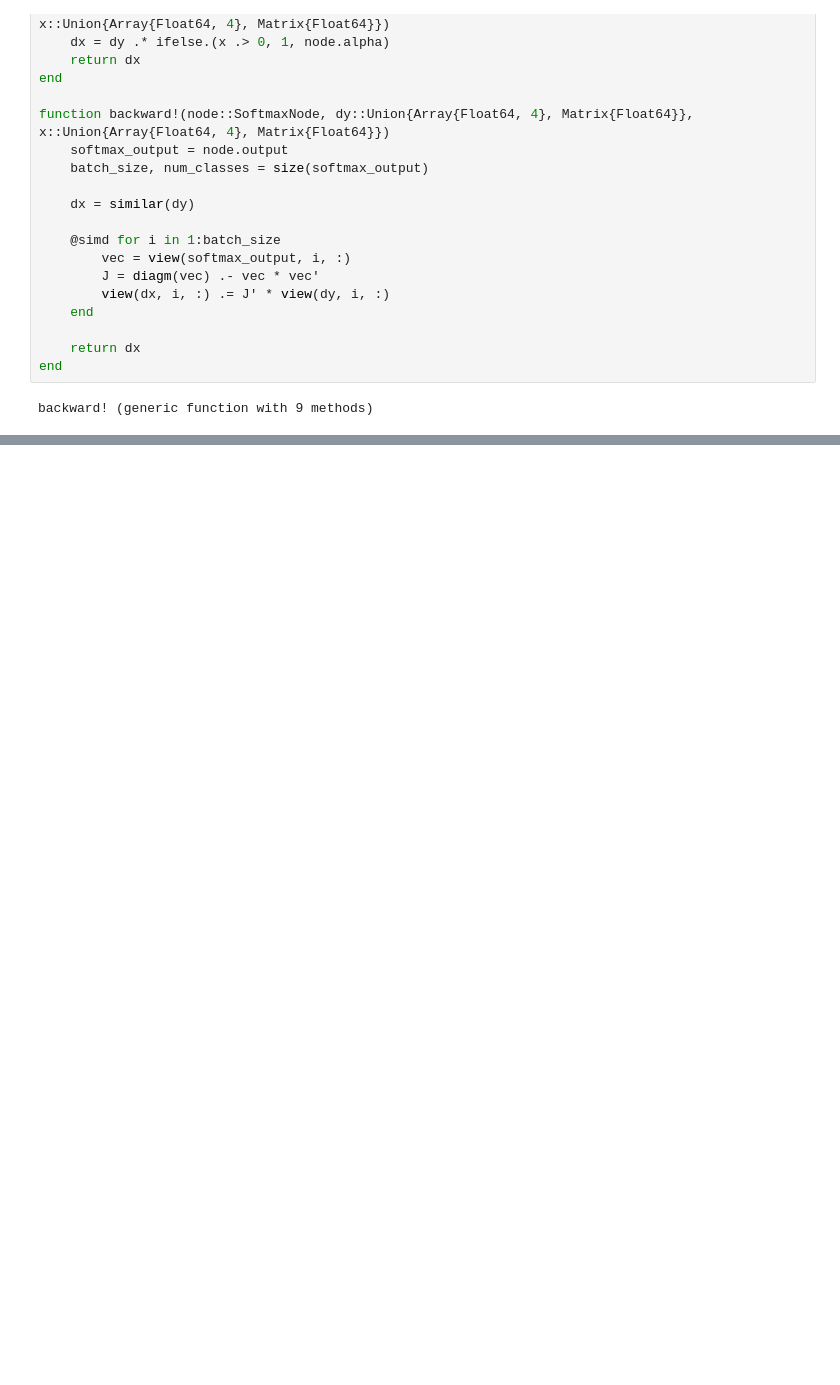
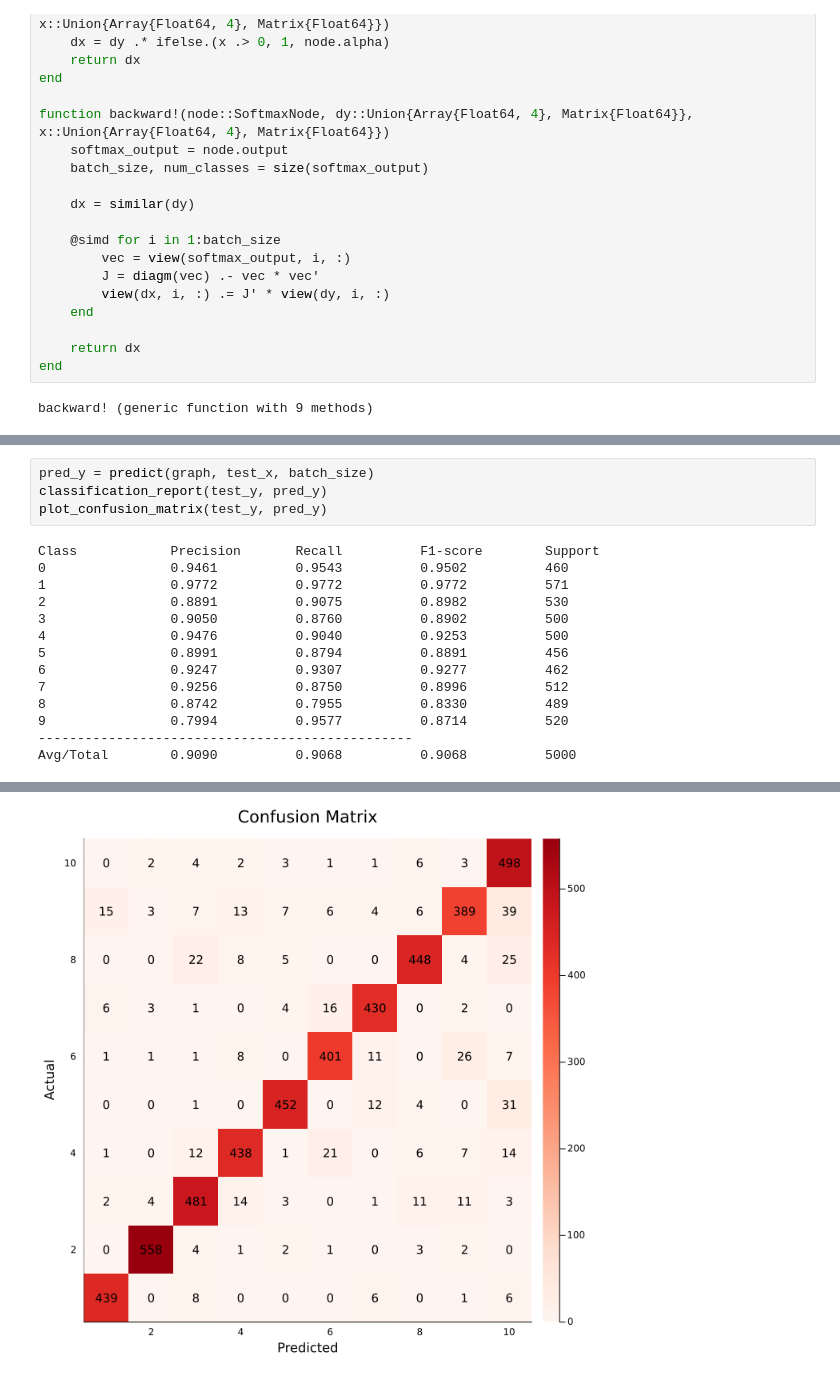
Before and after one commit to banczok/CNN_Julia, a Jupyter notebook: cnn_julia.ipynb, the cells around one changed output, grey strips where cells are left out. Drawn from its saved outputs; the diff is of its cells as text; blank space fills up the shorter version.

Commit message:
git added predict, classification_report and confusion_matrix funcitons

```diff
--- a/cnn_julia.ipynb
+++ b/cnn_julia.ipynb
@@ -575,0 +631,18 @@ Accuracy: 0.9088
+# %%
+pred_y = predict(graph, test_x, batch_size)
+classification_report(test_y, pred_y)
+plot_confusion_matrix(test_y, pred_y)
+# %% [output]
+Class            Precision       Recall          F1-score        Support
+0                0.9461          0.9543          0.9502          460
+1                0.9772          0.9772          0.9772          571
+2                0.8891          0.9075          0.8982          530
+3                0.9050          0.8760          0.8902          500
+4                0.9476          0.9040          0.9253          500
+5                0.8991          0.8794          0.8891          456
+6                0.9247          0.9307          0.9277          462
+7                0.9256          0.8750          0.8996          512
+8                0.8742          0.7955          0.8330          489
+9                0.7994          0.9577          0.8714          520
+------------------------------------------------
+Avg/Total        0.9090          0.9068          0.9068          5000
@@ -576 +653,2 @@ Accuracy: 0.9088
+[figure, added]
 # %%
```
Also changed, not shown: parts of 10 cells of this notebook.
